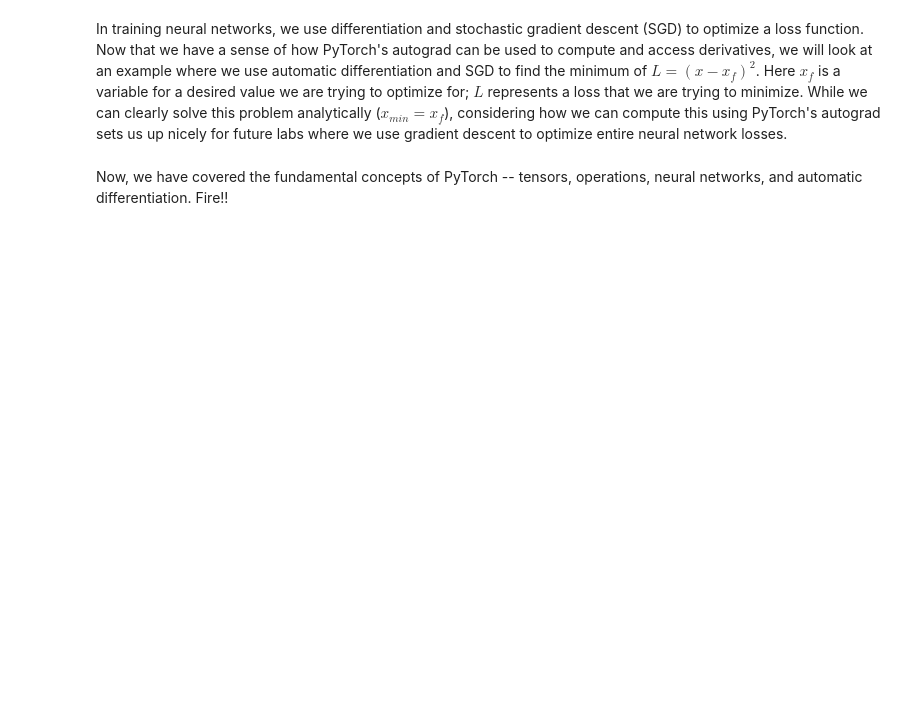
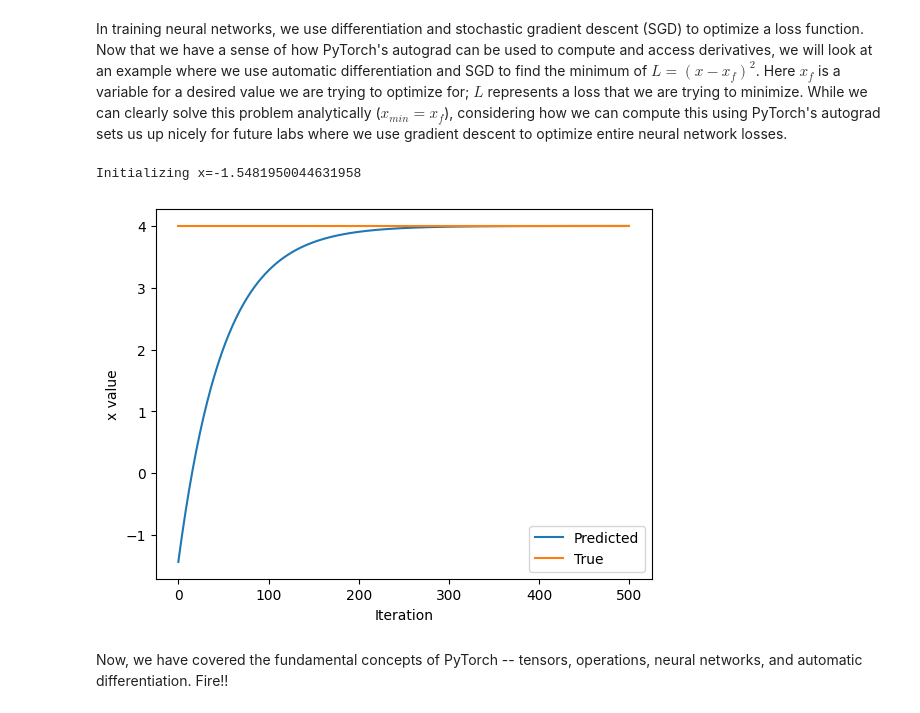
Before and after one commit to JohnStark34/mit-6s191-team-project-2025, a Jupyter notebook: lab1/PT_Part1_shenyang.ipynb, the cells around one changed output. Saved outputs shown, nothing was run; the diff lists cells and outputs as text; code cells hidden in the pictures; blank space fills up the shorter version.

```diff
--- a/lab1/PT_Part1_shenyang.ipynb
+++ b/lab1/PT_Part1_shenyang.ipynb
@@ -324,33 +324,36 @@ In training neural networks, we use differentiation and stochastic gradient desc
 x = torch.randn(1)
 print(f"Initializing x={x.item()}")
 
 learning_rate = 1e-2  # Learning rate
 history = []
 x_f = 4  # Target value
 
 
 # We will run gradient descent for a number of iterations. At each iteration, we compute the loss,
 #   compute the derivative of the loss with respect to x, and perform the update.
 for i in range(500):
     x = torch.tensor([x], requires_grad=True)
 
     # TODO: Compute the loss as the square of the difference between x and x_f
-    loss = # TODO
+    loss = (x - x_f) ** 2# TODO
 
     # Backpropagate through the loss to compute gradients
     loss.backward()
 
     # Update x with gradient descent
     x = x.item() - learning_rate * x.grad
 
     history.append(x.item())
 
 # Plot the evolution of x as we optimize toward x_f!
 plt.plot(history)
 plt.plot([0, 500], [x_f, x_f])
 plt.legend(('Predicted', 'True'))
 plt.xlabel('Iteration')
 plt.ylabel('x value')
 plt.show()
+# %% [output]
+Initializing x=-1.5481950044631958
+[figure, added]
 # %% [markdown]
 Now, we have covered the fundamental concepts of PyTorch -- tensors, operations, neural networks, and automatic differentiation. Fire!!
```
Also changed, not shown: parts of 11 cells of this notebook.
